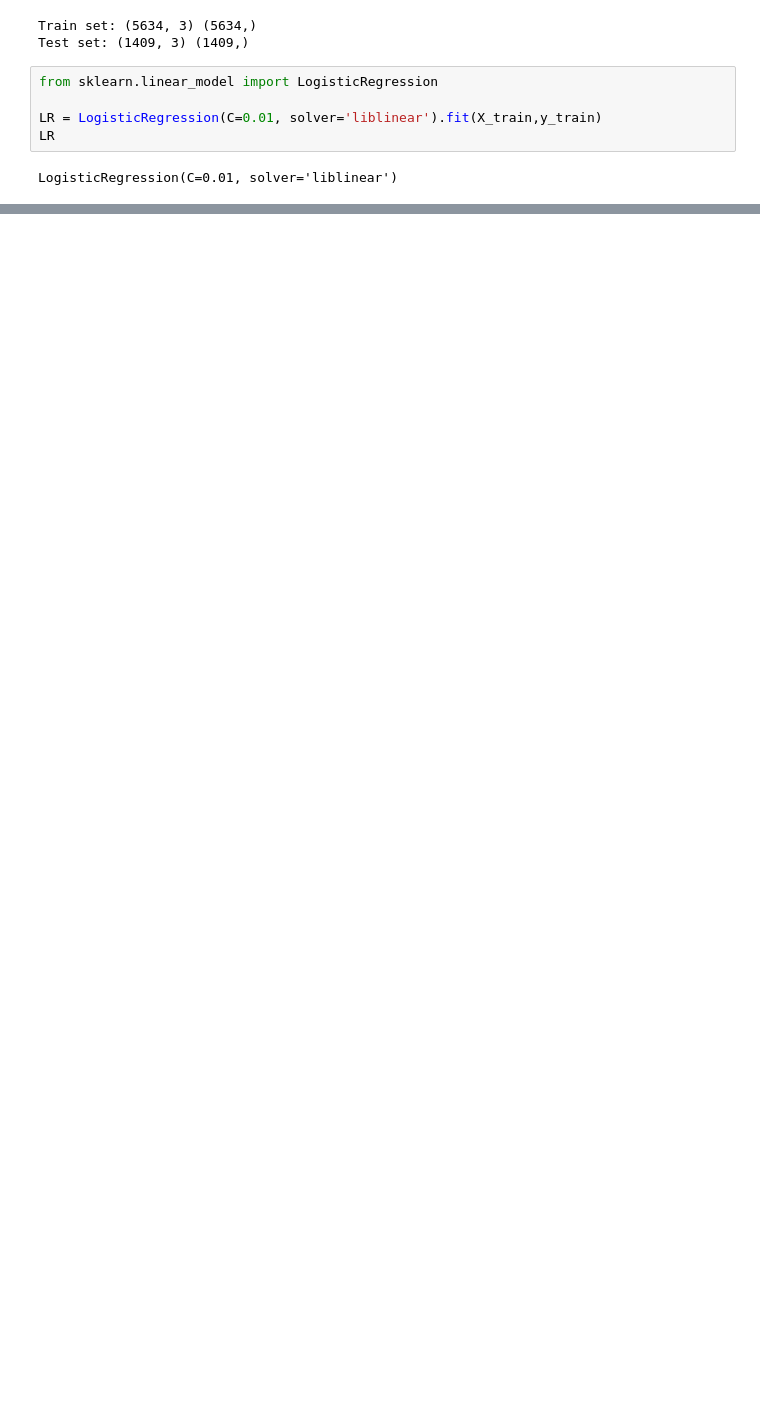
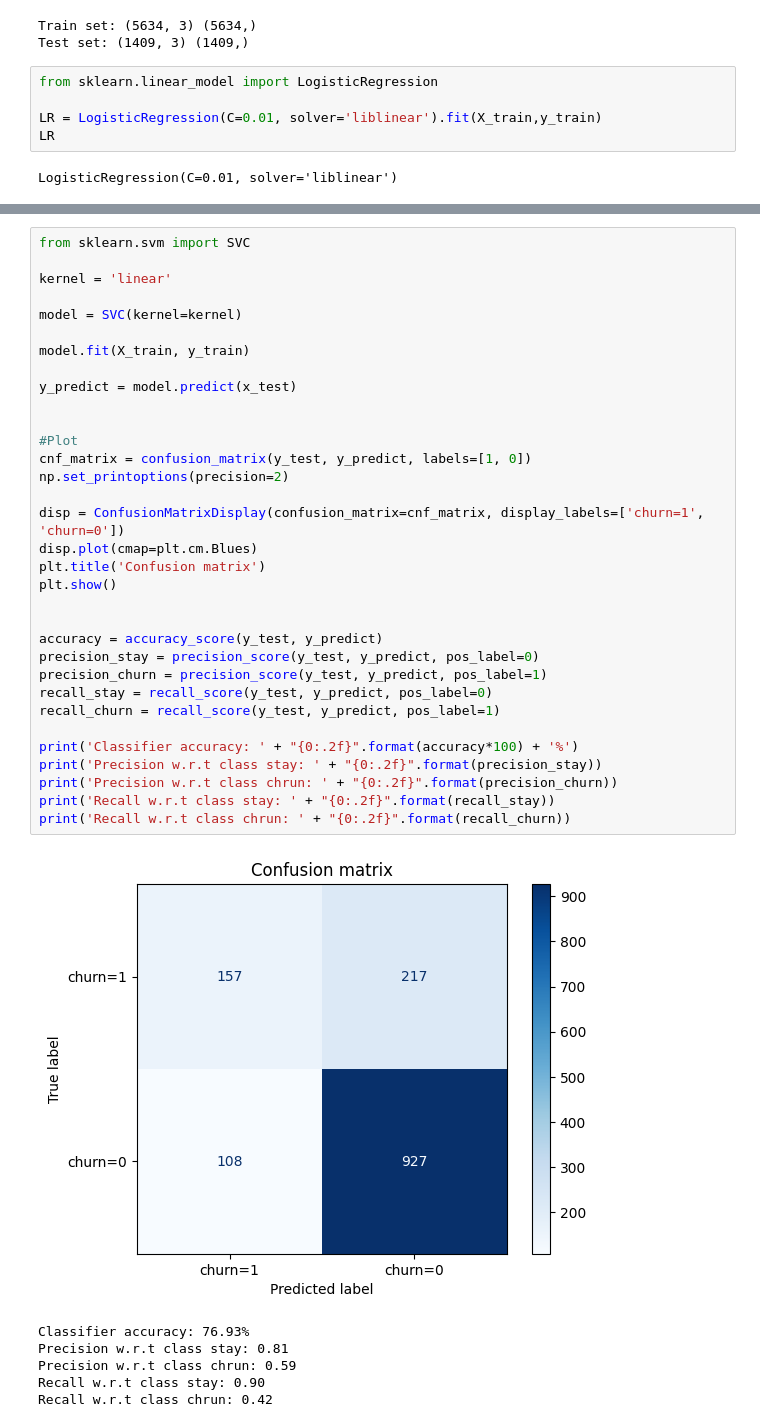
Before and after one commit to MrzAhmadi/Telco-Customer-Churn, a Jupyter notebook: notebook.ipynb, the cells around one changed output, grey strips where cells are left out. Saved outputs shown, nothing was run; the diff lists cells and outputs as text; blank space fills up the shorter version.

```diff
--- a/notebook.ipynb
+++ b/notebook.ipynb
@@ -290,0 +299,40 @@ log_loss(y_test, yhat_prob)
+# %%
+from sklearn.svm import SVC
+
+kernel = 'linear'
+
+model = SVC(kernel=kernel)
+
+model.fit(X_train, y_train)
+
+y_predict = model.predict(x_test)
+
+
+#Plot
+cnf_matrix = confusion_matrix(y_test, y_predict, labels=[1, 0])
+np.set_printoptions(precision=2)
+
+disp = ConfusionMatrixDisplay(confusion_matrix=cnf_matrix, display_labels=['churn=1', 'churn=0'])
+disp.plot(cmap=plt.cm.Blues)
+plt.title('Confusion matrix')
+plt.show()
+
+
+accuracy = accuracy_score(y_test, y_predict)
+precision_stay = precision_score(y_test, y_predict, pos_label=0)
+precision_churn = precision_score(y_test, y_predict, pos_label=1)
+recall_stay = recall_score(y_test, y_predict, pos_label=0)
+recall_churn = recall_score(y_test, y_predict, pos_label=1)
+
+print('Classifier accuracy: ' + "{0:.2f}".format(accuracy*100) + '%')
+print('Precision w.r.t class stay: ' + "{0:.2f}".format(precision_stay))
+print('Precision w.r.t class chrun: ' + "{0:.2f}".format(precision_churn))
+print('Recall w.r.t class stay: ' + "{0:.2f}".format(recall_stay))
+print('Recall w.r.t class chrun: ' + "{0:.2f}".format(recall_churn))
+# %% [output]
+[figure, added]
+Classifier accuracy: 76.93%
+Precision w.r.t class stay: 0.81
+Precision w.r.t class chrun: 0.59
+Recall w.r.t class stay: 0.90
+Recall w.r.t class chrun: 0.42
```
Also changed, not shown: parts of 20 cells of this notebook.
